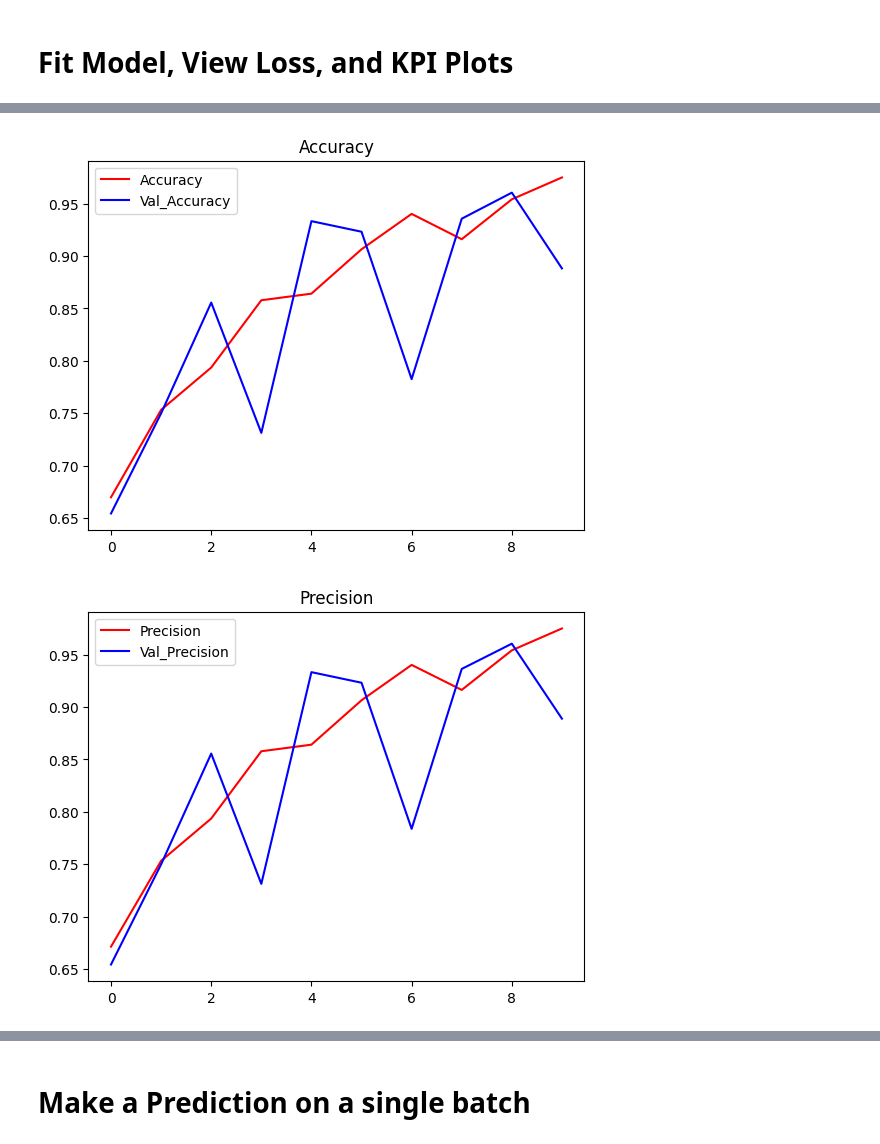
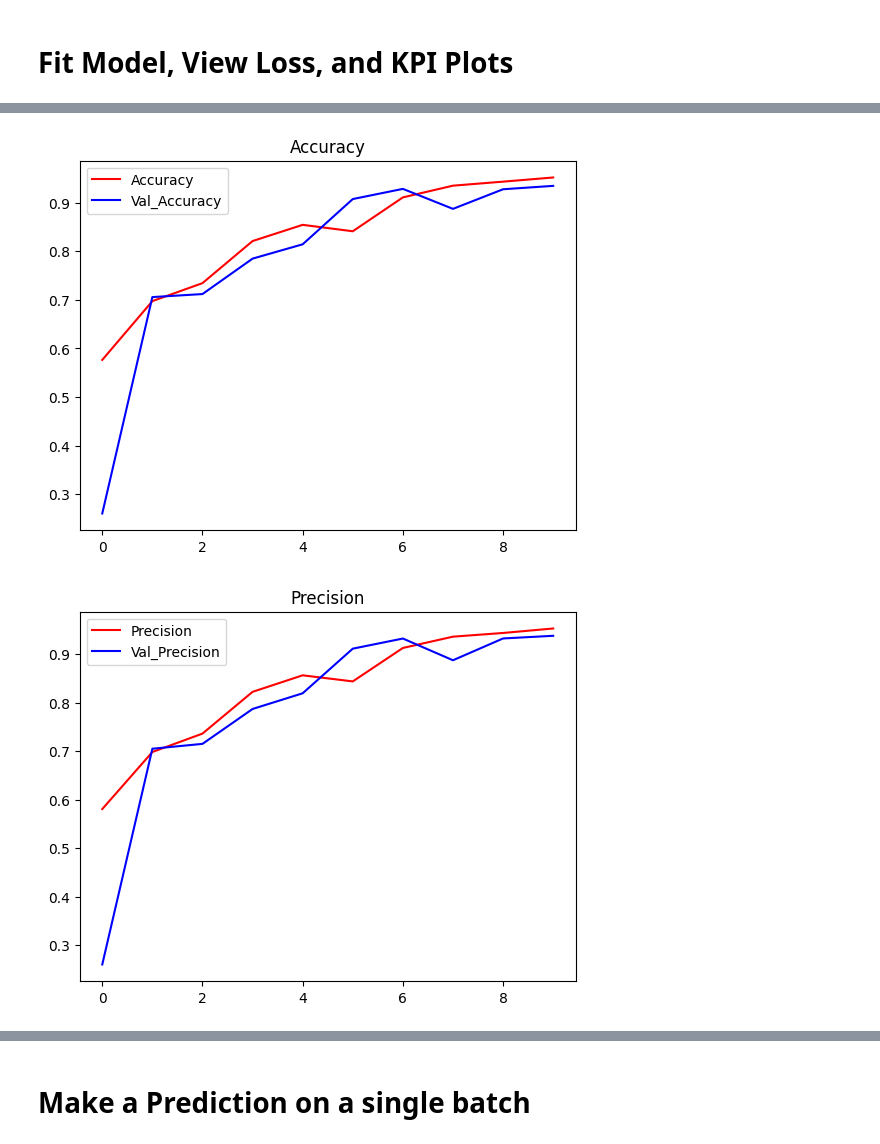
Before and after one commit to 490-BadMouth/BadMouth, a Jupyter notebook: BadMouth_CNN_Multi_Class.ipynb, the cells around one changed output, grey strips where cells are left out. Saved outputs shown, nothing was run; the diff lists cells and outputs as text; code cells hidden in the pictures.

Commit message:
removed dropout layer: 3c_32n_0d_LN_10e

```diff
--- a/BadMouth_CNN_Multi_Class.ipynb
+++ b/BadMouth_CNN_Multi_Class.ipynb
@@ -165,7 +165,7 @@ len(data)
 # create TensorFlow data pipeline
 data = data.map(preprocess)
 data = data.cache()
-data = data.shuffle(buffer_size=1000)
+data = data.shuffle(buffer_size=5000)
 data = data.batch(16)
 data = data.prefetch(8)
 # %% [output]
@@ -231,9 +231,10 @@ import time
 # %%
 # test various configs of model
 dense_layers = [0] # 1 worked well so we check 0 and 2
-layer_sizes = [64] # 16 worked well so we check 8 and 32
-conv_layers = [2] # 2 worked well so we check 1 and 3
+layer_sizes = [32] # 16 worked well so we check 8 and 32
+conv_layers = [3] # 2 worked well so we check 1 and 3
 dense_size = 128
+epochs_num = 10
 
 for dense_layer in dense_layers:
     for layer_size in layer_sizes:
@@ -252,7 +253,7 @@ for dense_layer in dense_layers:
                 model.add(Conv2D(layer_size, (3,3)))
                 model.add(LayerNormalization())
                 model.add(Activation("relu"))
-                model.add(Dropout(0.2))
+                #model.add(Dropout(0.2))
                 model.add(MaxPooling2D(pool_size=(2,2)))
 
             model.add(Flatten())
@@ -271,5 +272,5 @@ for dense_layer in dense_layers:
                           metrics=[Recall(), Precision(), CategoricalAccuracy()])
 
             # tensorboard analysis
-            hist = model.fit(train, epochs=10, validation_data=test, callbacks = [tensorboard])
+            hist = model.fit(train, epochs=epochs_num, validation_data=test, callbacks = [tensorboard])
 # %% [output]
@@ -341,17 +342,17 @@ plt.show()
 
 # LOOKS LIKE OVERFITTING
 # %% [output]
-[figure, old version]
+[figure, new version]
 # %%
 # plot precision
 # the percent of positive predicitions that were correct (good and bad)
 plt.title('Precision')
-plt.plot(hist.history['precision'], 'r')
-plt.plot(hist.history['val_precision'], 'b')
+plt.plot(hist.history['precision_2'], 'r')
+plt.plot(hist.history['val_precision_2'], 'b')
 plt.legend(["Precision", "Val_Precision"])
 plt.show()
 # %% [output]
-[figure, old version]
+[figure, new version]
 # %%
 # plot recall
 # the percentage of positive predicitions that were correct (only bad words)
```
Also changed, not shown: parts of 11 cells of this notebook.
